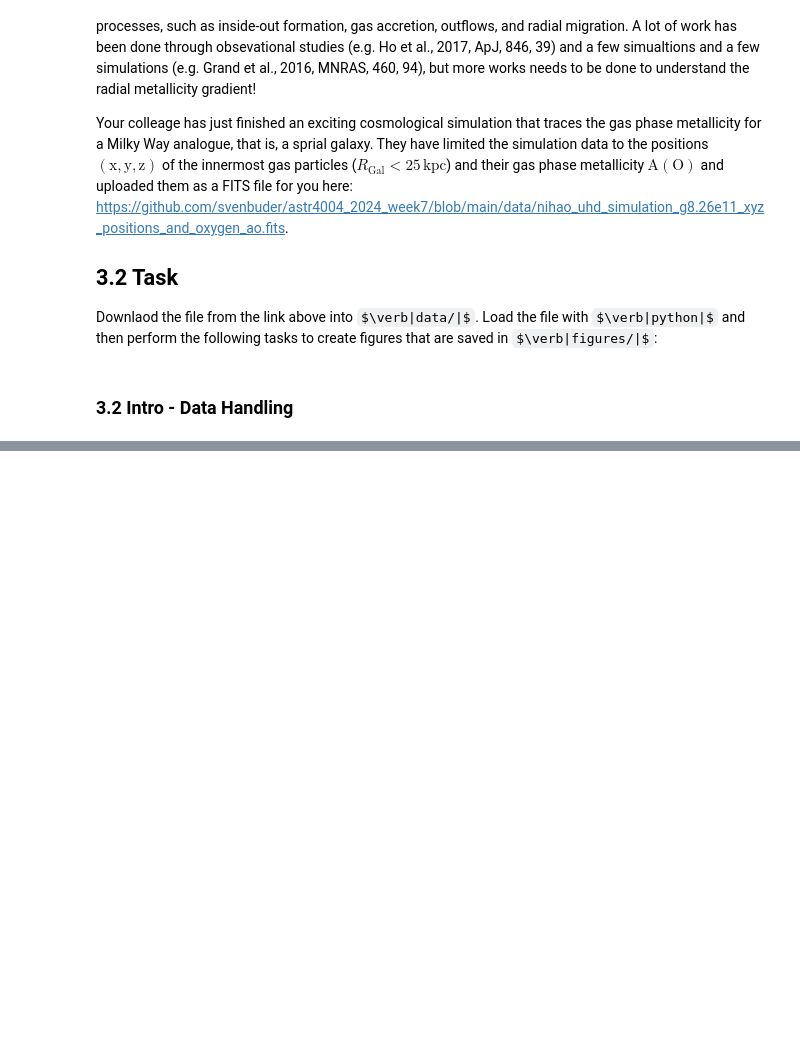
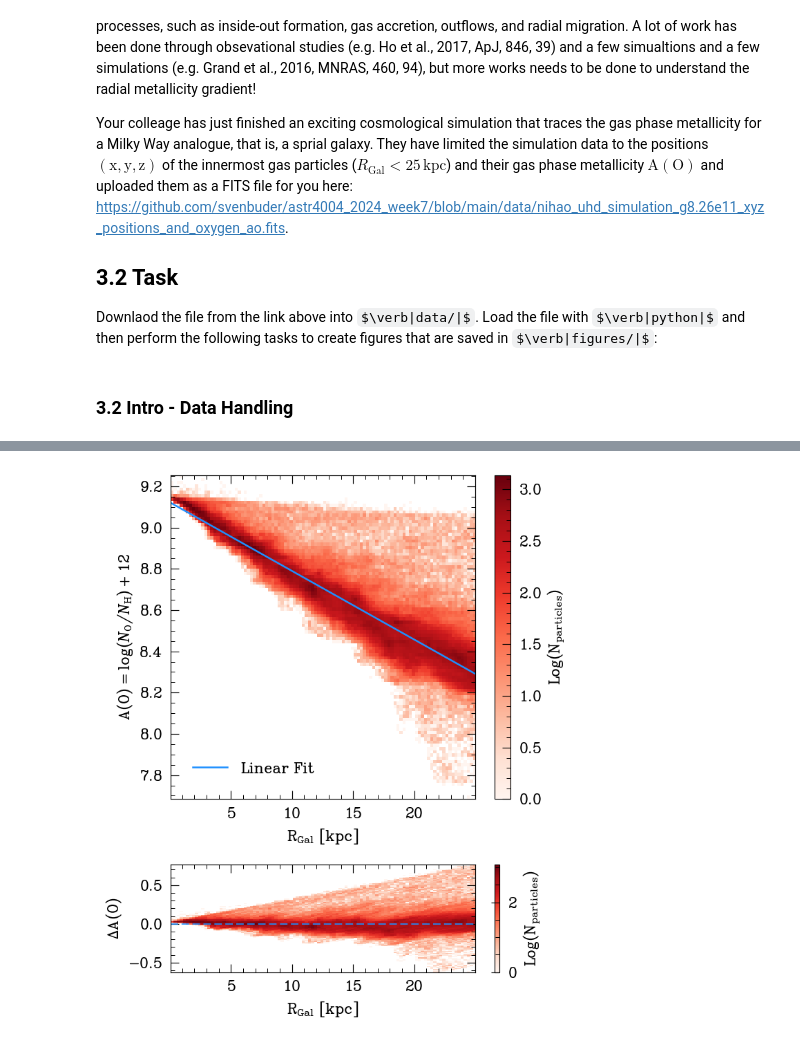
Before and after one commit to Pat-OC/astr_4004_a3, a Jupyter notebook: question-3/a3_q2_notebook.ipynb, the cells around one changed output, grey strips where cells are left out. Cells and saved outputs as stored; diff of their text form; code cells hidden in the pictures; some formulas as TeX source; blank space fills up the shorter version.

```diff
--- a/question-3/a3_q2_notebook.ipynb
+++ b/question-3/a3_q2_notebook.ipynb
@@ -79,0 +65,80 @@ plt.imshow()
+# %%
+" ---------------- Q3.2.1 PLOTTING THE DATA ---------------- "
+
+# compute Rgal
+R_gal = np.sqrt(xarr**2 + yarr**2 + zarr**2)
+
+## make the plot for 3.2.1
+fig = plt.figure(figsize=(6, 7))
+gs = GridSpec(2, 1, height_ratios=[3, 1])
+
+##  create plot (a)
+ax1 = fig.add_subplot(gs[0])
+
+# histogram w/ logarithmic densities
+h1, xedges, yedges = np.histogram2d(R_gal, gas_met_arr, bins=100)
+h1_log = np.log10(h1)
+
+# plot the logarithmic densities using an imshow
+im1 = ax1.imshow(h1_log.T, origin='lower', aspect='auto',
+                 extent=[xedges[0], xedges[-1], yedges[0], yedges[-1]], cmap='Reds')
+
+# add a colour bar
+cbar1 = plt.colorbar(im1, ax=ax1, label='Log($\mathrm{N_{particles}})$')
+
+## axes config for ax1
+ax1.set_xlabel('$\mathrm{R_{Gal}}$ [kpc]')
+ax1.set_ylabel('$\mathrm{A(O)} = \log(N_\mathrm{O}/N_\mathrm{H}) + 12$')
+
+
+" ---------------- Q3.2.2 FITTING A LINE TO THE DATA ---------------- "
+
+### 3.2.2 fit a line to the data
+mask = np.isfinite(R_gal) & np.isfinite(gas_met_arr)  # mask any nan or inf
+coeffs, cov = np.polyfit(R_gal[mask], gas_met_arr[mask], 1, cov=True)  # deg 1 for linear
+
+# get the intercept and slope fo the fit
+slope = coeffs[0]
+intercept = coeffs[1]
+
+# get the uncertainties on the fit (given by the diagonals of the cov array)
+slope_err = np.sqrt(cov[0,0])
+intercept_err = np.sqrt(cov[1,1])
+
+# print the values of the fit
+print(f'Linear fit parameters: slope = {slope:.5f} ± {slope_err:.5f}, intercept = {intercept:.5f} ± {intercept_err:.5f}')
+
+# get the line and plot it
+fit_line = np.polyval(coeffs, np.sort(R_gal[mask]))
+ax1.plot(np.sort(R_gal[mask]), fit_line, color='dodgerblue', linestyle='solid', linewidth=1.5, label='Linear Fit')
+
+ax1.legend(loc = 'lower left')
+
+# compute resid
+residuals = gas_met_arr[mask] - np.polyval(coeffs, R_gal[mask])
+
+# create smaller residual plot below main plot
+ax2 = fig.add_subplot(gs[1])
+
+# histogram with log densities
+h2, xedges2, yedges2 = np.histogram2d(R_gal[mask], residuals, bins=100)
+h2_log = np.log10(h2)
+
+# plot resid using imshow
+im2 = ax2.imshow(h2_log.T, origin='lower', aspect='auto',
+                 extent=[xedges2[0], xedges2[-1], yedges2[0], yedges2[-1]], cmap='Reds')
+
+# plot a horizontal line at 0
+ax2.axhline(0, color = 'dodgerblue', linewidth=1,  linestyle='dashed')
+
+# add color bar
+cbar2 = plt.colorbar(im2, ax=ax2, label='Log($\mathrm{N_{particles}})$')
+
+## axes config for ax2
+ax2.set_xlabel('$\mathrm{R_{Gal}}$ [kpc]')
+ax2.set_ylabel('$\mathrm{\Delta A(O)}$')
+
+
+plt.tight_layout()
+plt.show()
+# %% [output]
@@ -79,0 +146 @@ plt.imshow()
+[figure, added]
```
Also changed, not shown: parts of 7 cells of this notebook, 8 other files.
